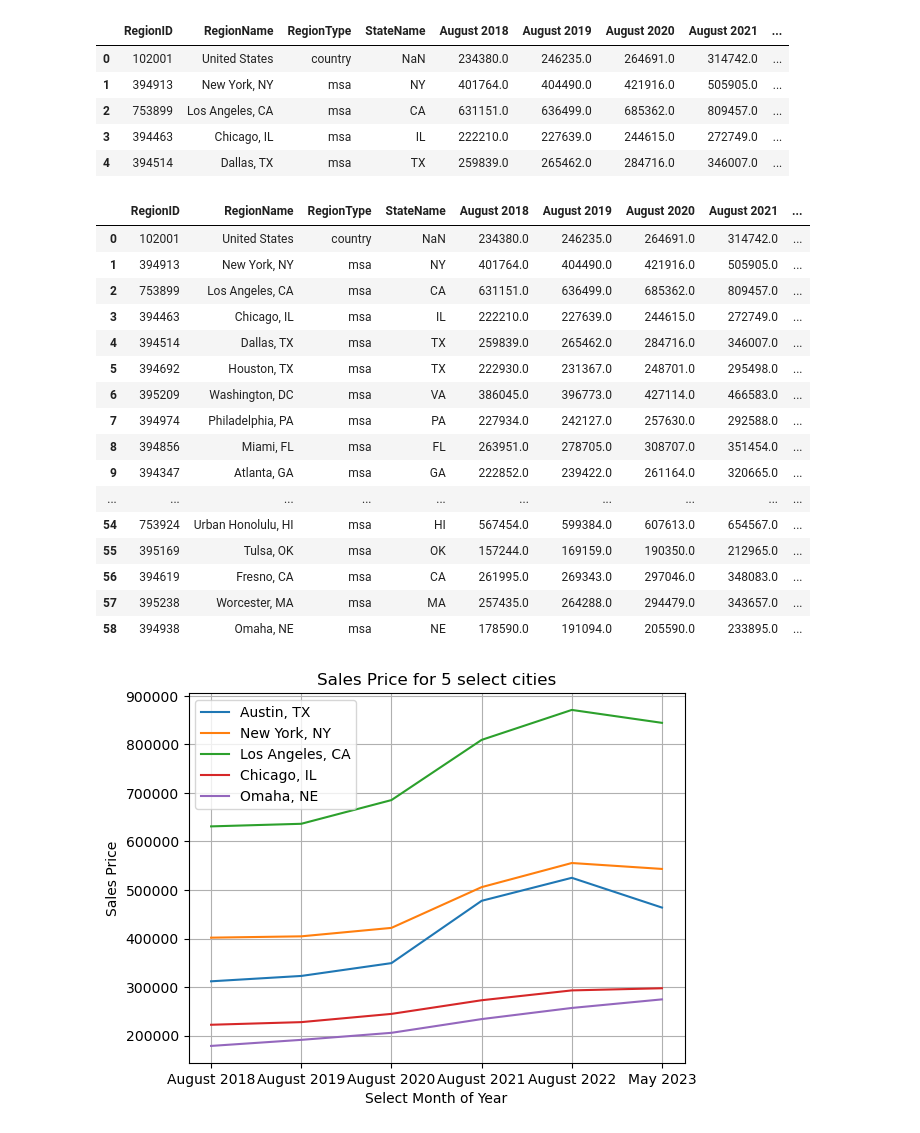
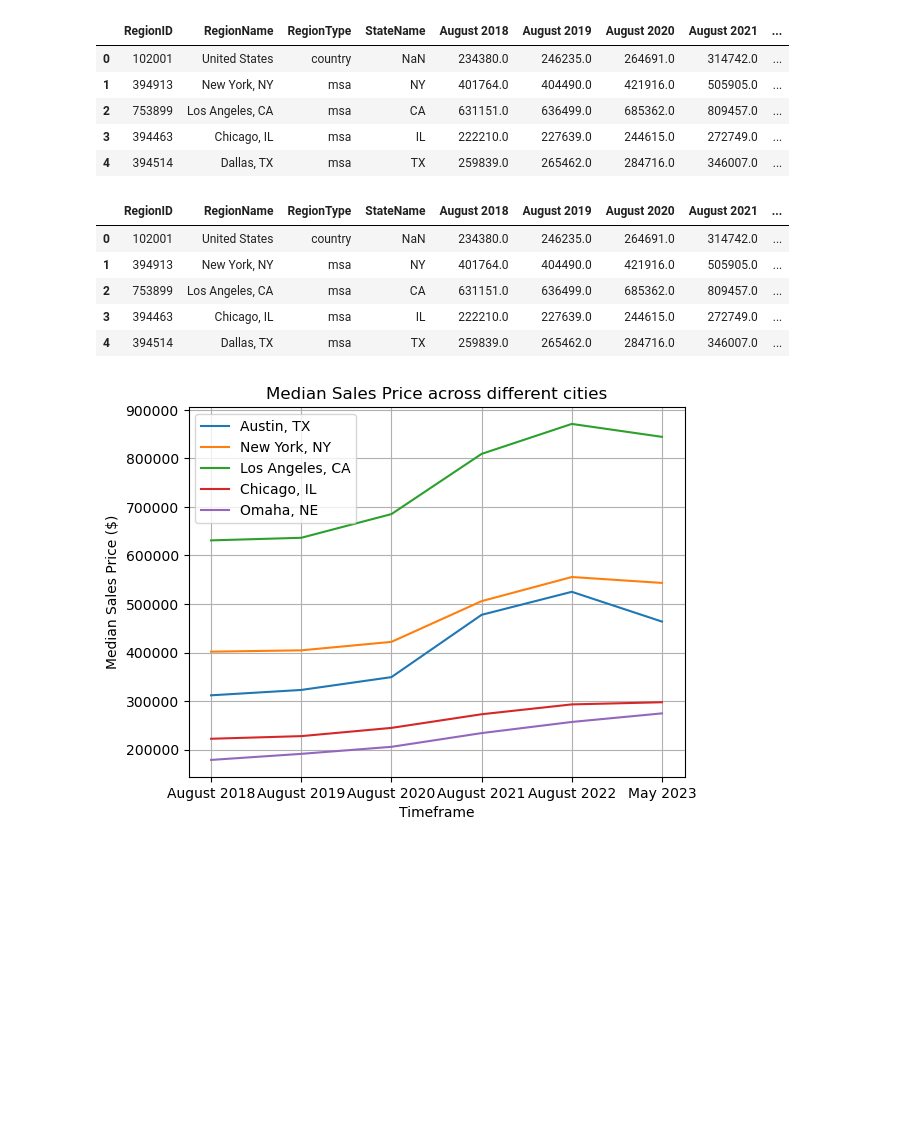
Before and after one commit to ashley-ley/Zillow-Housing-Analysis, a Jupyter notebook: Zillow-Home-Prices-dg.ipynb, the cells around one changed output. Drawn from its saved outputs; the diff is of its cells as text; code cells hidden in the pictures; blank space fills up the shorter version.

Commit message:
commit Sales Prices code

```diff
--- a/Zillow-Home-Prices-dg.ipynb
+++ b/Zillow-Home-Prices-dg.ipynb
@@ -70,45 +70,34 @@ housing_sale_prices.loc[housing_sale_prices["RegionName"] == "New York, NY"]
 housing_sale_prices.loc[housing_sale_prices["RegionName"] == "Chicago, IL"]
 housing_sale_prices.loc[housing_sale_prices["RegionName"] == "Los Angeles, CA"]
 housing_sale_prices.loc[housing_sale_prices["RegionName"] == "Austin, TX"]
 
 # Find the Sales prices over the five-year period for each city
 ny_ny_sale_prices = housing_sale_prices.iloc[1,4:].to_list()
 om_ne_sale_prices = housing_sale_prices.iloc[58,4:].to_list()
 ch_il_sale_prices = housing_sale_prices.iloc[3,4:].to_list()
 los_ca_sale_prices = housing_sale_prices.iloc[2,4:].to_list()
 au_tx_sale_prices = housing_sale_prices.iloc[29,4:].to_list()
 
 # Create a DataFrame that displays the sales prices over a 5-year period for the five cities in the US
 df = pd.DataFrame({
    "Austin, TX": au_tx_sale_prices,
     "New York, NY": ny_ny_sale_prices,
     "Los Angeles, CA": los_ca_sale_prices,
     "Chicago, IL": ch_il_sale_prices,
     "Omaha, NE": om_ne_sale_prices
 }, index = ["August 2018","August 2019","August 2020","August 2021","August 2022","May 2023"])
 
 line = df.plot.line()
-plt.xlabel('Select Month of Year')
-plt.ylabel('Sales Price')
-plt.title('Sales Price for 5 select cities')
+plt.ylabel('Median Sales Price ($)')
+plt.xlabel('Timeframe')
+plt.title('Median Sales Price across different cities')
 plt.grid(True)
 housing_sale_prices.head()
 # %% [output]
 |  | RegionID | RegionName | RegionType | StateName | August 2018 | August 2019 | August 2020 | August 2021 | ... |
 | 0 | 102001 | United States | country | NaN | 234380.0 | 246235.0 | 264691.0 | 314742.0 | ... |
 | 1 | 394913 | New York, NY | msa | NY | 401764.0 | 404490.0 | 421916.0 | 505905.0 | ... |
 | 2 | 753899 | Los Angeles, CA | msa | CA | 631151.0 | 636499.0 | 685362.0 | 809457.0 | ... |
 | 3 | 394463 | Chicago, IL | msa | IL | 222210.0 | 227639.0 | 244615.0 | 272749.0 | ... |
 | 4 | 394514 | Dallas, TX | msa | TX | 259839.0 | 265462.0 | 284716.0 | 346007.0 | ... |
-| 5 | 394692 | Houston, TX | msa | TX | 222930.0 | 231367.0 | 248701.0 | 295498.0 | ... |
-| 6 | 395209 | Washington, DC | msa | VA | 386045.0 | 396773.0 | 427114.0 | 466583.0 | ... |
-| 7 | 394974 | Philadelphia, PA | msa | PA | 227934.0 | 242127.0 | 257630.0 | 292588.0 | ... |
-| 8 | 394856 | Miami, FL | msa | FL | 263951.0 | 278705.0 | 308707.0 | 351454.0 | ... |
-| 9 | 394347 | Atlanta, GA | msa | GA | 222852.0 | 239422.0 | 261164.0 | 320665.0 | ... |
-| ... | ... | ... | ... | ... | ... | ... | ... | ... | ... |
-| 54 | 753924 | Urban Honolulu, HI | msa | HI | 567454.0 | 599384.0 | 607613.0 | 654567.0 | ... |
-| 55 | 395169 | Tulsa, OK | msa | OK | 157244.0 | 169159.0 | 190350.0 | 212965.0 | ... |
-| 56 | 394619 | Fresno, CA | msa | CA | 261995.0 | 269343.0 | 297046.0 | 348083.0 | ... |
-| 57 | 395238 | Worcester, MA | msa | MA | 257435.0 | 264288.0 | 294479.0 | 343657.0 | ... |
-| 58 | 394938 | Omaha, NE | msa | NE | 178590.0 | 191094.0 | 205590.0 | 233895.0 | ... |
-[figure, old version]
+[figure, new version]
```
Also changed, not shown: parts of 1 cell of this notebook.
